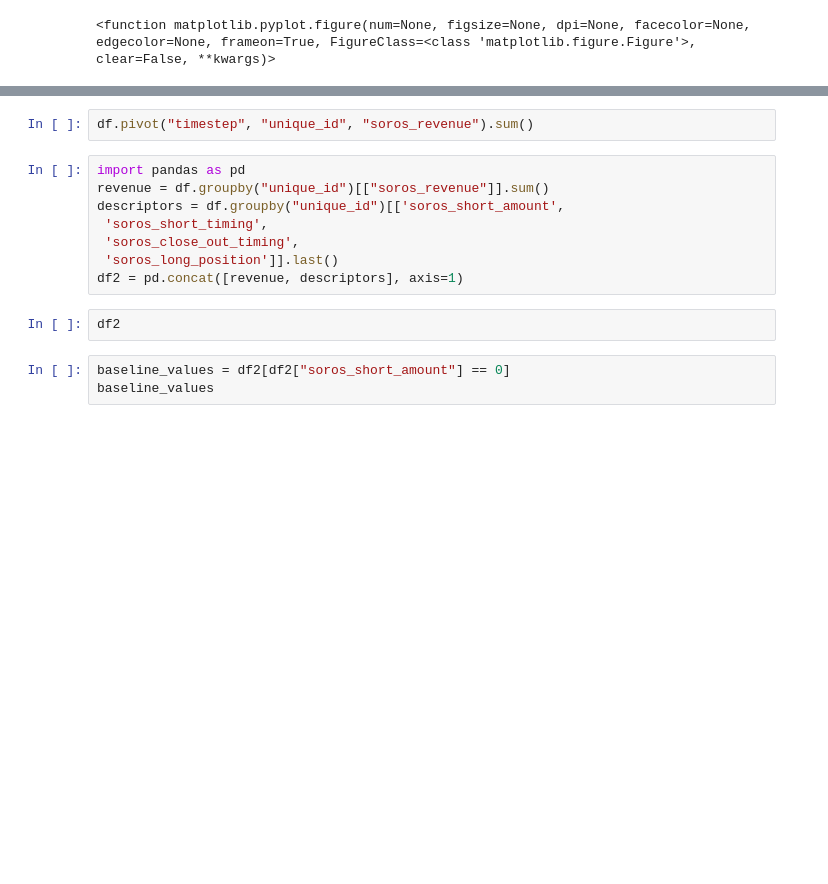
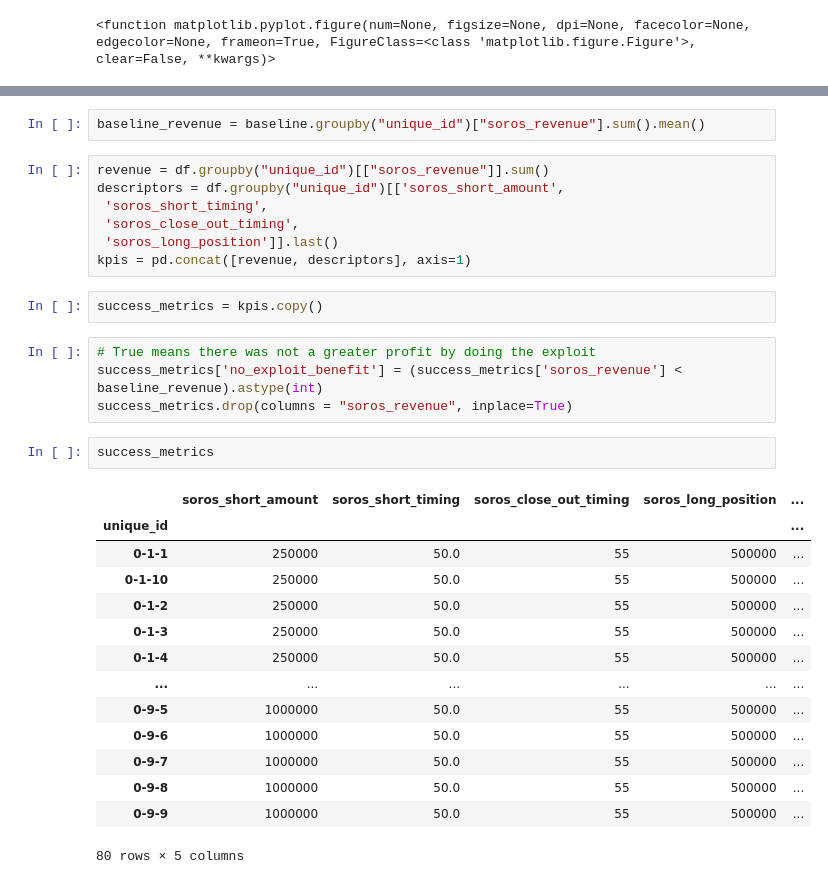
Before and after one commit to OlympusDAO/olympus-digital-twin, a Jupyter notebook: Soros Playground.ipynb, the cells around one changed output, grey strips where cells are left out. Drawn from its saved outputs; the diff is of its cells as text; blank space fills up the shorter version.

Commit message:
Success metrics

```diff
--- a/Soros Playground.ipynb
+++ b/Soros Playground.ipynb
@@ -79,15 +80,32 @@ df.groupby("subset").sum()["soros_revenue"]
 # %%
-df.pivot("timestep", "unique_id", "soros_revenue").sum()
+baseline_revenue = baseline.groupby("unique_id")["soros_revenue"].sum().mean()
 # %%
-import pandas as pd
 revenue = df.groupby("unique_id")[["soros_revenue"]].sum()
 descriptors = df.groupby("unique_id")[['soros_short_amount',
  'soros_short_timing',
  'soros_close_out_timing',
  'soros_long_position']].last()
-df2 = pd.concat([revenue, descriptors], axis=1)
+kpis = pd.concat([revenue, descriptors], axis=1)
 # %%
-df2
+success_metrics = kpis.copy()
-# %%
-baseline_values = df2[df2["soros_short_amount"] == 0]
-baseline_values
+# %%
+# True means there was not a greater profit by doing the exploit
+success_metrics['no_exploit_benefit'] = (success_metrics['soros_revenue'] < baseline_revenue).astype(int)
+success_metrics.drop(columns = "soros_revenue", inplace=True)
+# %%
+success_metrics
+# %% [output]
+|  | soros_short_amount | soros_short_timing | soros_close_out_timing | soros_long_position | ... |
+| unique_id |  |  |  |  | ... |
+| 0-1-1 | 250000 | 50.0 | 55 | 500000 | ... |
+| 0-1-10 | 250000 | 50.0 | 55 | 500000 | ... |
+| 0-1-2 | 250000 | 50.0 | 55 | 500000 | ... |
+| 0-1-3 | 250000 | 50.0 | 55 | 500000 | ... |
+| 0-1-4 | 250000 | 50.0 | 55 | 500000 | ... |
+| ... | ... | ... | ... | ... | ... |
+| 0-9-5 | 1000000 | 50.0 | 55 | 500000 | ... |
+| 0-9-6 | 1000000 | 50.0 | 55 | 500000 | ... |
+| 0-9-7 | 1000000 | 50.0 | 55 | 500000 | ... |
+| 0-9-8 | 1000000 | 50.0 | 55 | 500000 | ... |
+| 0-9-9 | 1000000 | 50.0 | 55 | 500000 | ... |
+80 rows × 5 columns
```
Also changed, not shown: parts of 7 cells of this notebook.
